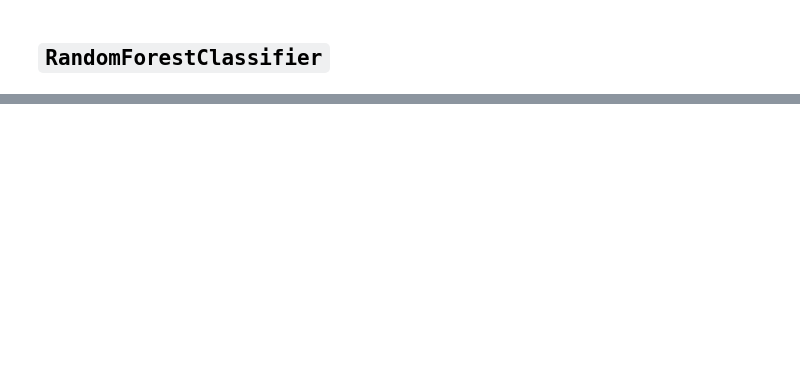
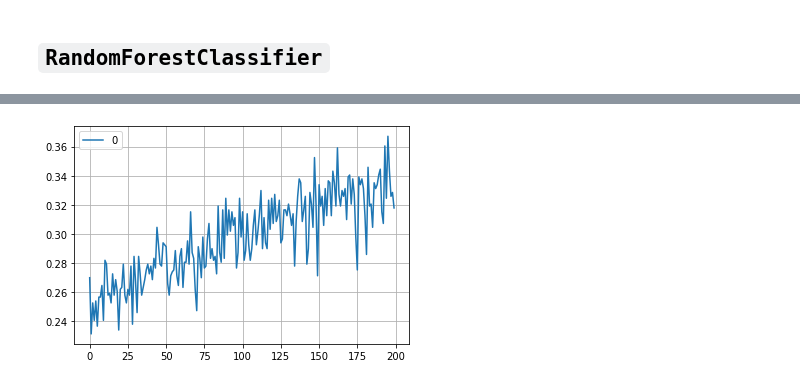
Before and after one commit to tlin41390/MusicClassification, a Jupyter notebook: MusicClassification.ipynb, the cells around one changed output, grey strips where cells are left out. Saved outputs shown, nothing was run; the diff lists cells and outputs as text; code cells hidden in the pictures; blank space fills up the shorter version.

Commit message:
trained and tested neural net for image data, removing scratch file

```diff
--- a/MusicClassification.ipynb
+++ b/MusicClassification.ipynb
@@ -284,0 +552,13 @@ print(sklearn.metrics.classification_report(y_test, rf_pred))
+# %%
+# Normalize pixel data:
+X_train = X_train / 255
+X_test = X_test / 255
+# %%
+# Define Neural Net
+model = keras.models.Sequential([
+    keras.layers.Flatten(input_shape=[288, 432]),
+    keras.layers.Dense(300, activation="relu"),
+    keras.layers.Dense(100, activation="relu"),
+    keras.layers.Dense(100, activation="relu"),
+    keras.layers.Dense(100, activation="relu"),
+    keras.layers.Dense(10, activation="softmax")])
@@ -284,0 +589,6 @@ print(sklearn.metrics.classification_report(y_test, rf_pred))
+# %%
+# Compile model
+model.compile(loss="sparse_categorical_crossentropy", optimizer="sgd", metrics=["accuracy"])
+# %%
+# Train the model
+history = model.fit(X_train, y_train, epochs=200)
@@ -284,0 +613,7 @@ print(sklearn.metrics.classification_report(y_test, rf_pred))
+# %%
+# Plot training results
+pd.DataFrame(history.history["accuracy"]).plot()
+plt.grid(True)
+plt.show()
+# %% [output]
+[figure, added]
```
Also changed, not shown: parts of 29 cells of this notebook, 1 other file.
